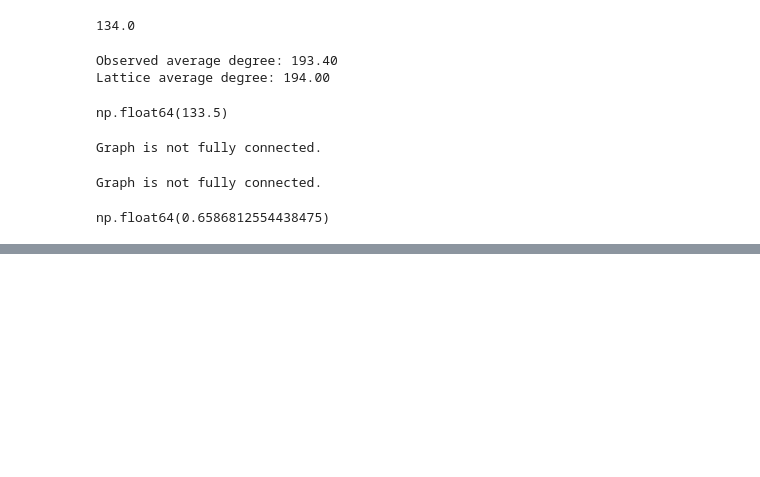
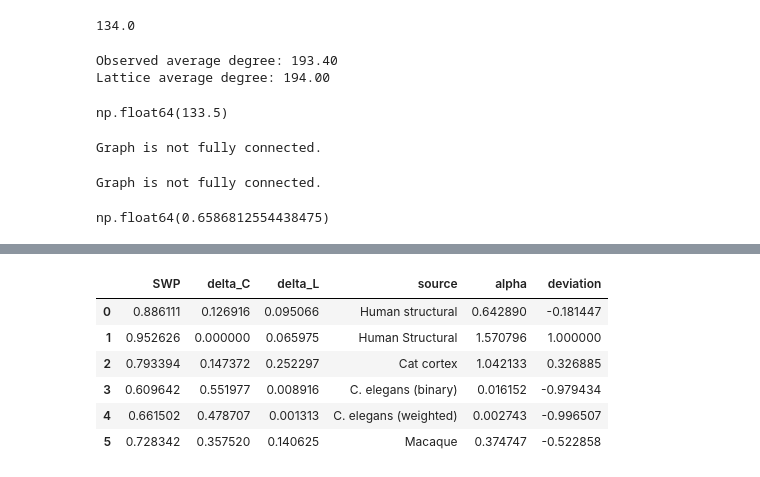
Before and after one commit to i-levy/network-science-final, a Jupyter notebook: testing_v5.ipynb, the cells around one changed output, grey strips where cells are left out. Saved outputs shown, nothing was run; the diff lists cells and outputs as text; code cells hidden in the pictures; blank space fills up the shorter version.

```diff
--- a/testing_v5.ipynb
+++ b/testing_v5.ipynb
@@ -222,3 +414,13 @@ np.float64(0.6586812554438475)
+# %%
+pd.read_csv('results_combined_df.csv')
+# %% [output]
+|  | SWP | delta_C | delta_L | source | alpha | deviation |
+| 0 | 0.886111 | 0.126916 | 0.095066 | Human structural | 0.642890 | -0.181447 |
+| 1 | 0.952626 | 0.000000 | 0.065975 | Human Structural | 1.570796 | 1.000000 |
+| 2 | 0.793394 | 0.147372 | 0.252297 | Cat cortex | 1.042133 | 0.326885 |
+| 3 | 0.609642 | 0.551977 | 0.008916 | C. elegans (binary) | 0.016152 | -0.979434 |
+| 4 | 0.661502 | 0.478707 | 0.001313 | C. elegans (weighted) | 0.002743 | -0.996507 |
+| 5 | 0.728342 | 0.357520 | 0.140625 | Macaque | 0.374747 | -0.522858 |
 # %%
 results_fc = {spi: {'SWP': [], 'delta_C': [], 'delta_L': []} for spi in spis}
 results_sc = []
```
Also changed, not shown: parts of 19 cells of this notebook, 5 other files.
